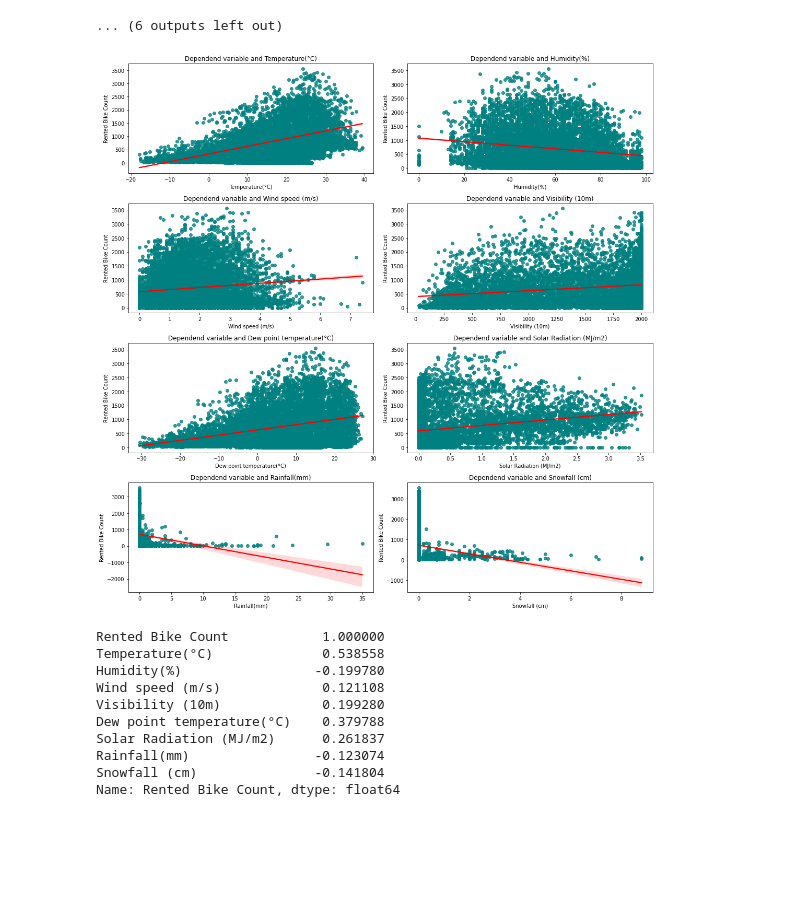
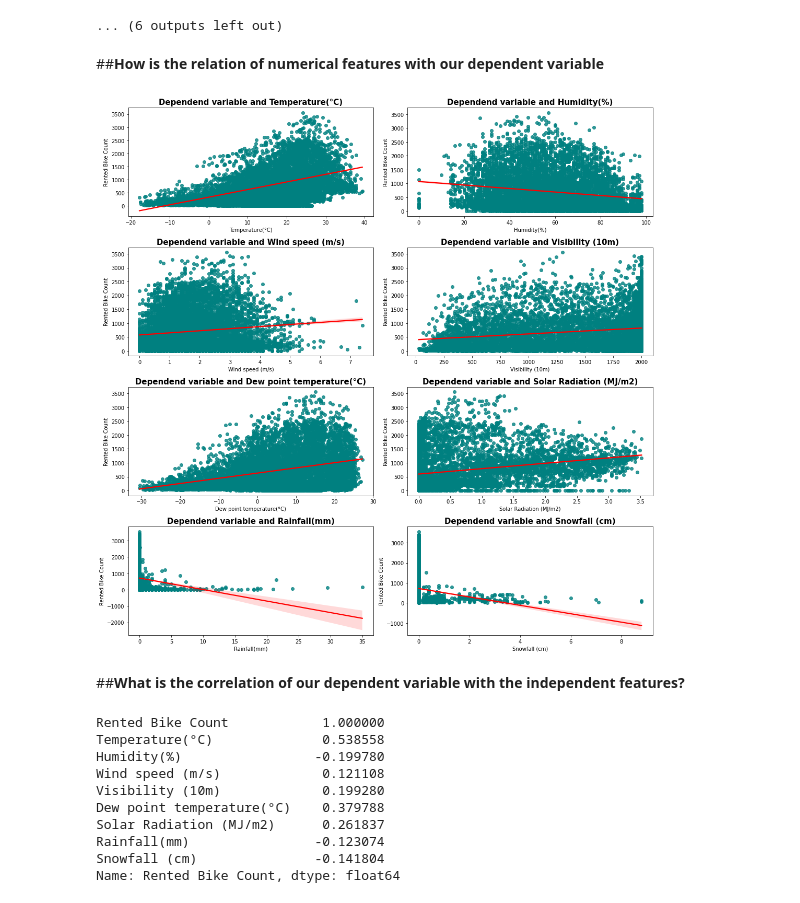
Before and after one commit to techsidh/seoul-bike-sharing-demand-prediction, a Jupyter notebook: Seoul_Bike_Sharing_Demand_Prediction.ipynb, the cells around one changed output. Cells and saved outputs as stored; diff of their text form; code cells hidden in the pictures; blank space fills up the shorter version.

```diff
--- a/Seoul_Bike_Sharing_Demand_Prediction.ipynb
+++ b/Seoul_Bike_Sharing_Demand_Prediction.ipynb
@@ -241,6 +245,6 @@ Name: year, dtype: int64
 for i in categorical_features.columns:
   plt.figure(figsize = (12,7))
 
-  sns.barplot(df[i], df['Rented Bike Count']).set_title( i)
+  sns.barplot(df[i], df['Rented Bike Count']).set_title( i, fontdict = { 'fontsize': 18},weight= 'bold')
   plt.tight_layout()
 # %% [output]
@@ -261,6 +265,6 @@ for i in numeric_features.columns:
   plt.subplot(3,3,n)
   n=n+1
   sns.boxplot(df[i])
-  plt.title(i)
+  plt.title(i,  fontdict = {'fontsize': 15}, weight= 'bold')
   plt.tight_layout()
 # %% [output]
@@ -274,6 +280,6 @@ for i in categorical_features.columns:
   else:
     plt.figure(figsize=(20,10))
     sns.pointplot(x=df['Hour'],y=df['Rented Bike Count'],hue=df[i])
-    plt.title(f'Rented Bike Count during different {i} with respect of Hour')
+    plt.title(f'Rented Bike Count during different {i} with respect of Hour', fontdict = { 'fontsize': 18}, weight= 'bold')
   plt.show()
 # %% [output]
@@ -342,22 +348,26 @@ Visibility (10m)
 Dew point temperature(°C)
 [figure]
 ... (6 outputs left out)
+# %% [markdown]
+##**How is the relation of numerical features with our dependent variable**
 # %%
 # Regression plot to know relation with our independent variable
 
 n = 1
 plt.figure(figsize=(15,15))
 for i in numeric_features.columns:
   if i == 'Rented Bike Count':
     pass
   else:
     plt.subplot(4,2,n)
     n+=1
     sns.regplot(df[i], df['Rented Bike Count'],scatter_kws={'color': 'teal'}, line_kws={'color': 'red'})
-    plt.title(f'Dependend variable and {i}')
+    plt.title(f'Dependend variable and {i}', fontdict = { 'fontsize': 15}, weight= 'bold')
     plt.tight_layout()
 # %% [output]
-[figure, old version]
+[figure, new version]
+# %% [markdown]
+##**What is the correlation of our dependent variable with the independent features?**
 # %%
 # Correlation with Rented Bike Count
 
```
Also changed, not shown: parts of 36 cells of this notebook.
